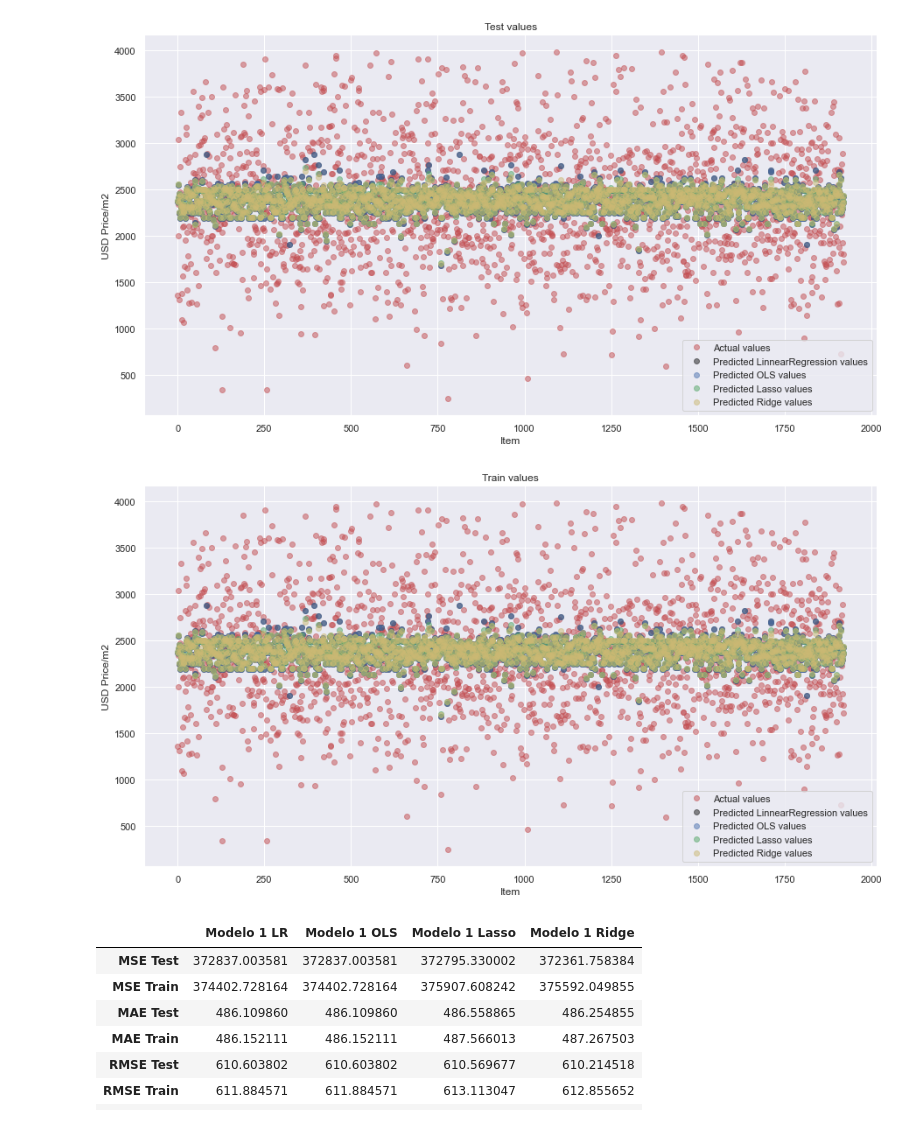
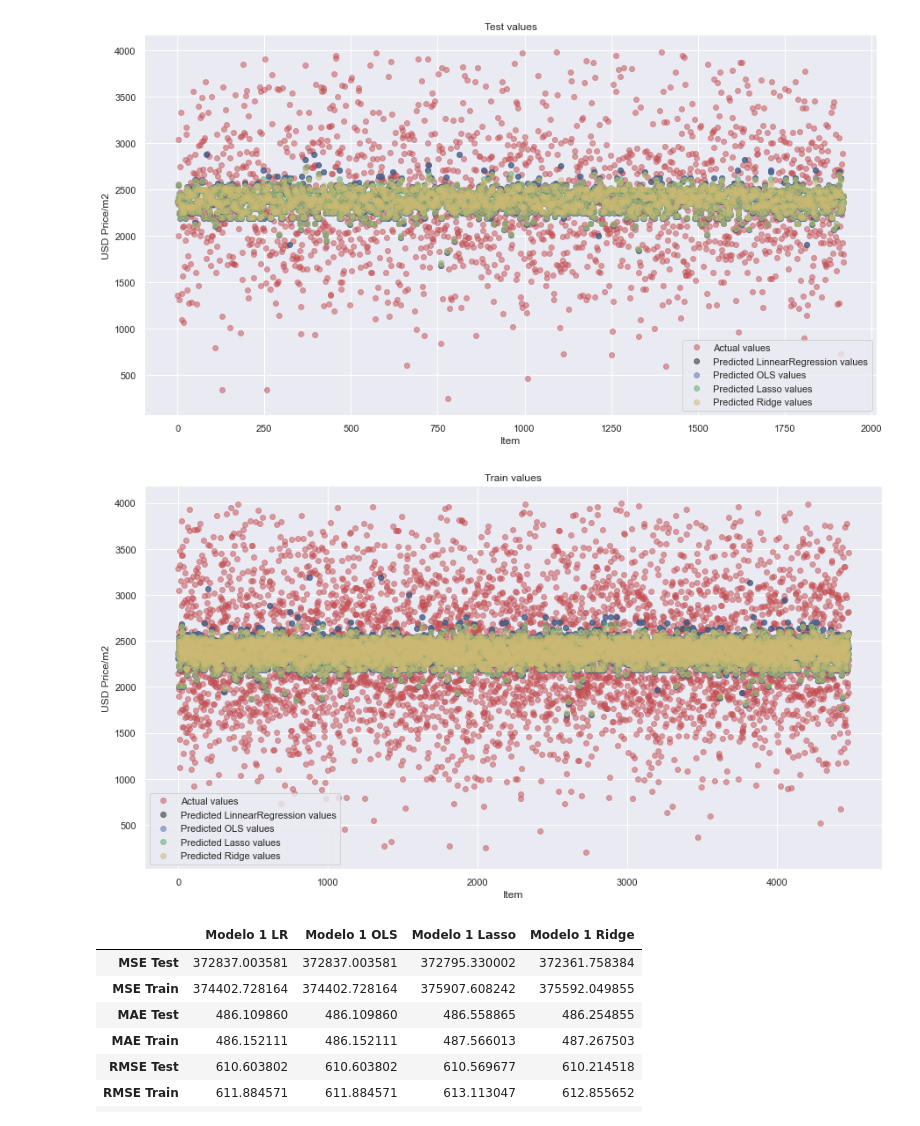
Before and after one commit to casagrandeale/TPDigitalHouse, a Jupyter notebook: tp/TP2.ipynb, the cells around one changed output. Drawn from its saved outputs; the diff is of its cells as text; code cells hidden in the pictures.

```diff
--- a/tp/TP2.ipynb
+++ b/tp/TP2.ipynb
@@ -617,17 +642,17 @@ plt.show()
 # %%
 plt.figure(figsize=(15, 8))
 
-plt.plot([i for i in range(len(y_test))],y_test, 'ro',label="Actual values",alpha=0.5)
-plt.plot([i for i in range(len(y_test))],lr_prediction, 'ko',label="Predicted LinnearRegression values",alpha=0.5)
-plt.plot([i for i in range(len(y_test))],sm_prediction, 'bo', label="Predicted OLS values",alpha=0.5)
-plt.plot([i for i in range(len(y_test))],lasso_prediction, 'go', label="Predicted Lasso values",alpha=0.5)
-plt.plot([i for i in range(len(y_test))],ridge_prediction, 'yo', label="Predicted Ridge values",alpha=0.5)
+plt.plot([i for i in range(len(y_train))],y_train, 'ro',label="Actual values",alpha=0.5)
+plt.plot([i for i in range(len(y_train))],lr_prediction_train, 'ko',label="Predicted LinnearRegression values",alpha=0.5)
+plt.plot([i for i in range(len(y_train))],sm_prediction_train, 'bo', label="Predicted OLS values",alpha=0.5)
+plt.plot([i for i in range(len(y_train))],lasso_prediction_train, 'go', label="Predicted Lasso values",alpha=0.5)
+plt.plot([i for i in range(len(y_train))],ridge_prediction_train, 'yo', label="Predicted Ridge values",alpha=0.5)
 
 plt.legend()
 plt.ylabel('USD Price/m2')
 plt.xlabel('Item')
 plt.title("Train values")
 plt.show()
 # %% [output]
-[figure, old version]
+[figure, new version]
 # %%
```
Also changed, not shown: parts of 12 cells of this notebook.
